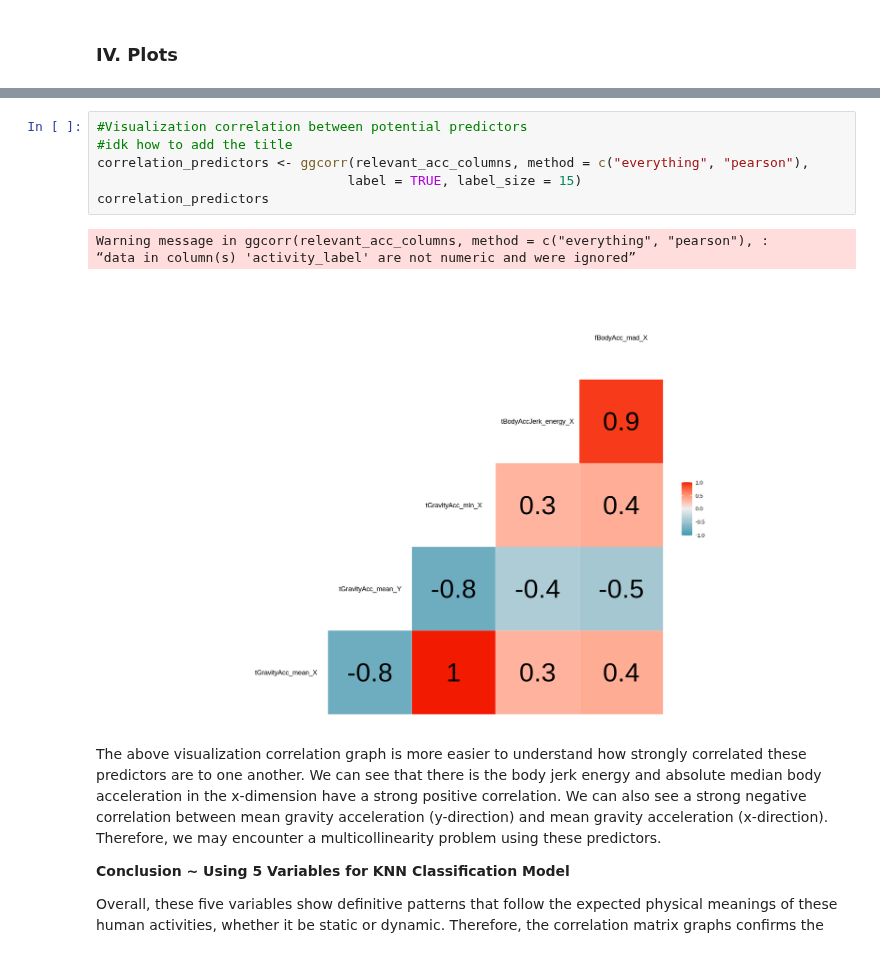
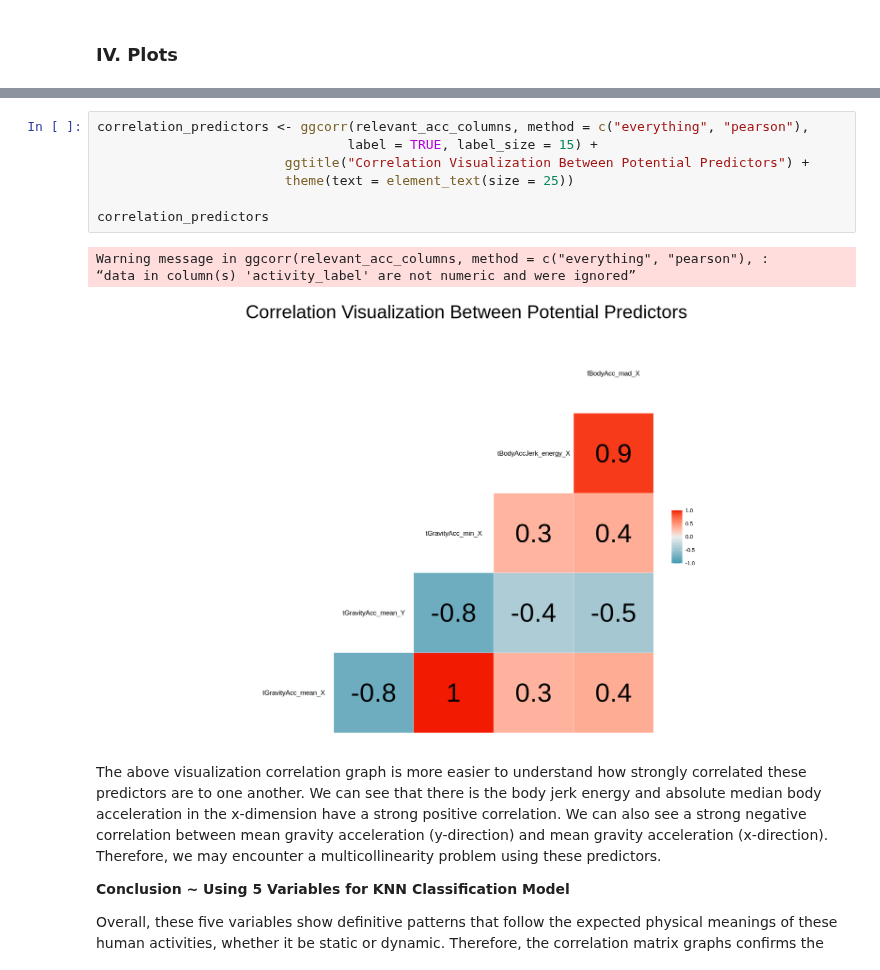
Before and after one commit to eleahj/dsci_project, a Jupyter notebook: human_activities.ipynb, the cells around one changed output, grey strips where cells are left out. Drawn from its saved outputs; the diff is of its cells as text.

Commit message:
Graph colored so far gonna check labeling soon

```diff
--- a/human_activities.ipynb
+++ b/human_activities.ipynb
@@ -300,13 +327,14 @@ In the graph, we see that for the static activities, there is little relationshi
 # %%
-#Visualization correlation between potential predictors
-#idk how to add the title
 correlation_predictors <- ggcorr(relevant_acc_columns, method = c("everything", "pearson"),
-                                label = TRUE, label_size = 15)
+                                label = TRUE, label_size = 15) +
+                        ggtitle("Correlation Visualization Between Potential Predictors") +
+                        theme(text = element_text(size = 25))
+
 correlation_predictors
 # %% [output]
 Warning message in ggcorr(relevant_acc_columns, method = c("everything", "pearson"), :
 “data in column(s) 'activity_label' are not numeric and were ignored”
-[figure, old version]
+[figure, new version]
 # %% [markdown]
 The above visualization correlation graph is more easier to understand how strongly correlated these predictors are to one another. We can see that there is the body jerk energy and absolute median body acceleration in the x-dimension have a strong positive correlation. We can also see a strong negative correlation between mean gravity acceleration (y-direction) and mean gravity acceleration (x-direction). Therefore, we may encounter a multicollinearity problem using these predictors.
 
```
Also changed, not shown: parts of 71 cells of this notebook.
